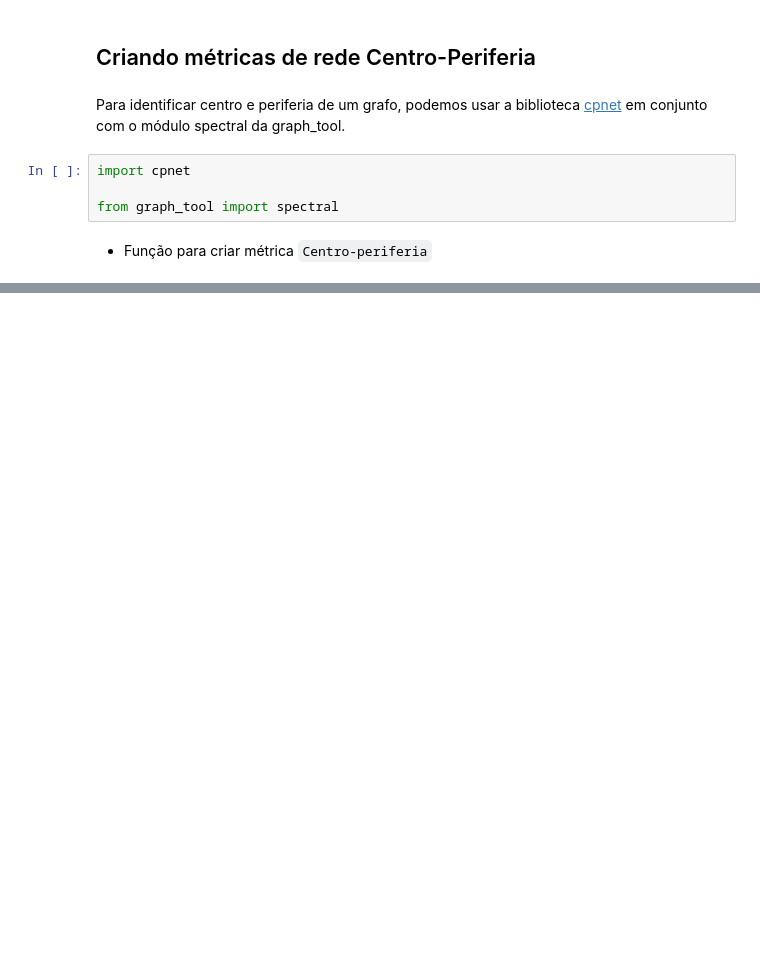
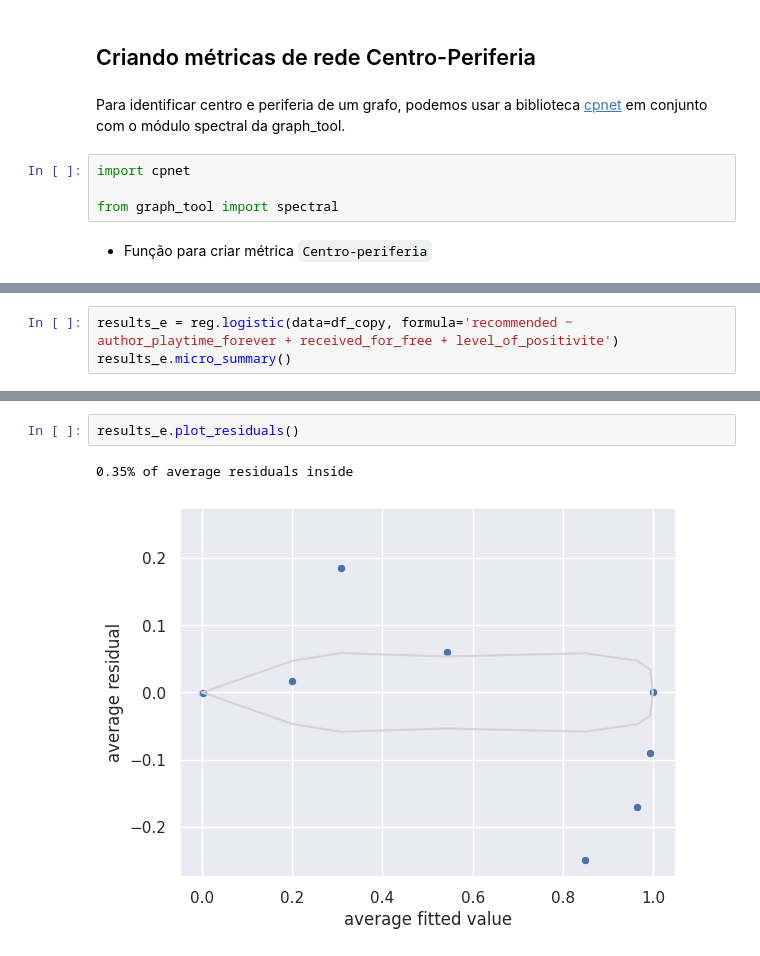
Before and after one commit to DaviReisVieira/projeto-1-redesoc, a Jupyter notebook: 2. Criação de Modelos.ipynb, the cells around one changed output, grey strips where cells are left out. Cells and saved outputs as stored; diff of their text form; blank space fills up the shorter version.

```diff
--- a/2. Criação de Modelos.ipynb
+++ b/2. Criação de Modelos.ipynb
@@ -86,0 +171,3 @@ def
+# %%
+results_e = reg.logistic(data=df_copy, formula='recommended ~ author_playtime_forever + received_for_free + level_of_positivite')
+results_e.micro_summary()
@@ -86,0 +182,5 @@ def
+# %%
+results_e.plot_residuals()
+# %% [output]
+0.35% of average residuals inside
+[figure, added]
```
Also changed, not shown: parts of 18 cells of this notebook, 4 other files.
